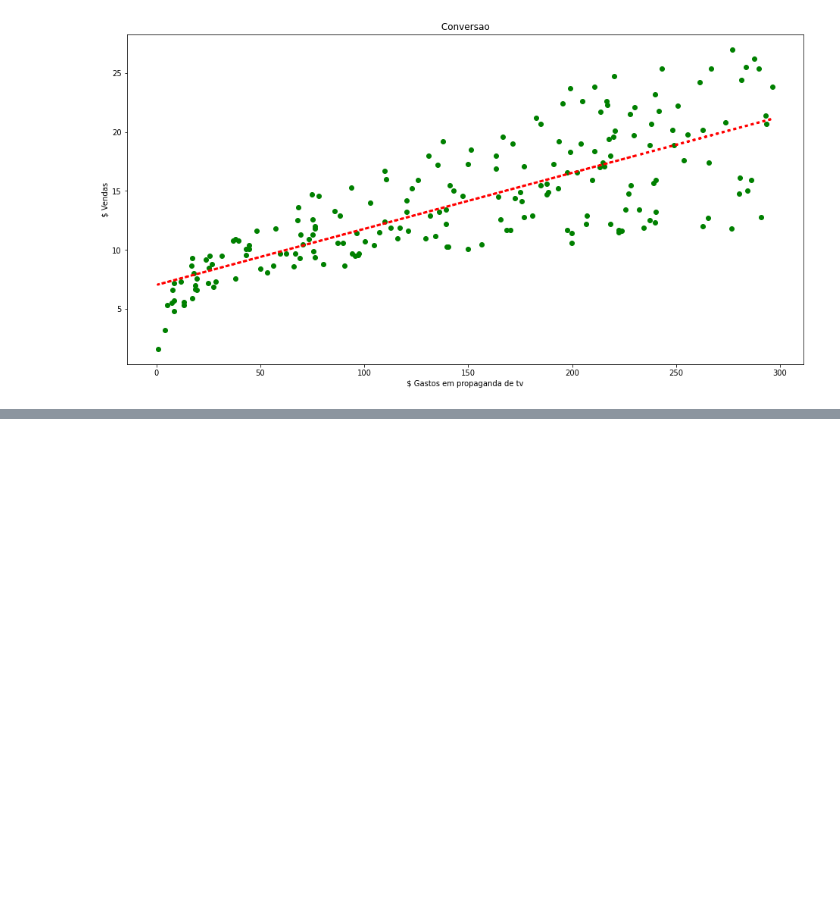
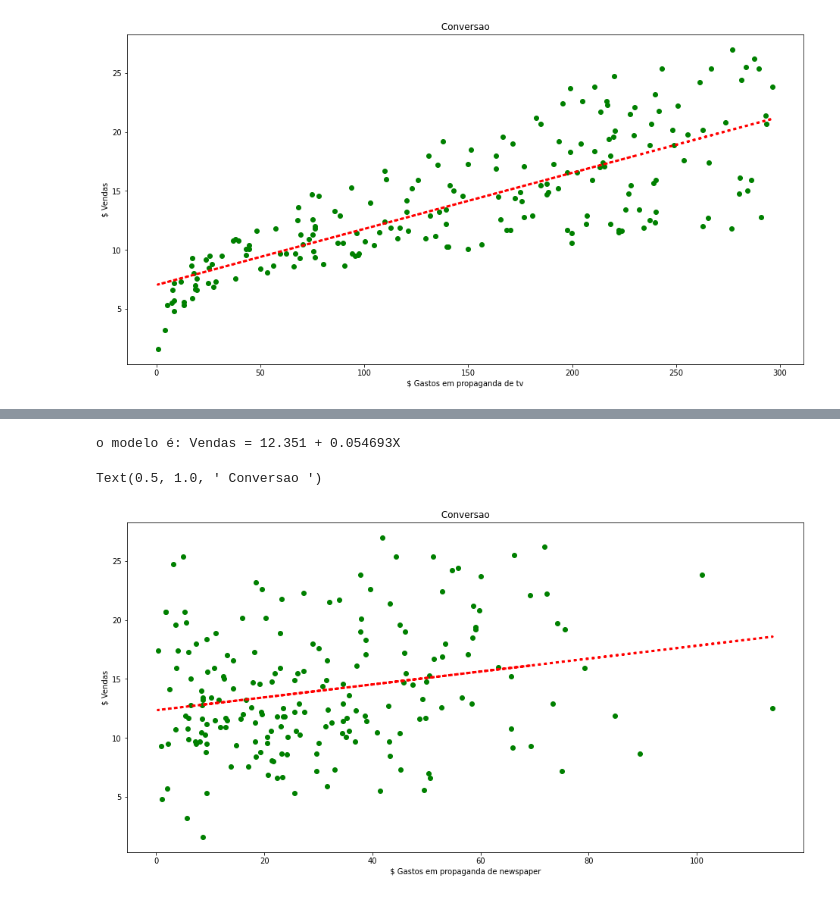
Before and after one commit to crqcastro/undb_datamining, a Jupyter notebook: Aula03_regressaoLinear.ipynb, the cells around one changed output, grey strips where cells are left out. Cells and saved outputs as stored; diff of their text form; code cells hidden in the pictures; blank space fills up the shorter version.

```diff
--- a/Aula03_regressaoLinear.ipynb
+++ b/Aula03_regressaoLinear.ipynb
@@ -99,0 +119,19 @@ Text(0.5, 1.0, ' Conversao ')
+# %%
+xP = nTbl['newspaper'].values.reshape(-1,1)
+yP = nTbl['sales'].values.reshape(-1,1)
+
+regP = LinearRegression()
+regP.fit(xP, yP)
+print("o modelo é: Vendas = {:.5} + {:.5}X".format(regP.intercept_[0], regP.coef_[0][0]))
+P_previsoes = regP.predict(xP)
+
+plt.figure(figsize=(16,8))
+plt.scatter(nTbl['newspaper'], nTbl['sales'], c='green')
+plt.plot(nTbl['newspaper'], P_previsoes, c='red', linewidth=3, linestyle=':')
+plt.xlabel(' $ Gastos em propaganda de newspaper ')
+plt.ylabel(' $ Vendas ')
+plt.title(' Conversao ')
+# %% [output]
+o modelo é: Vendas = 12.351 + 0.054693X
+Text(0.5, 1.0, ' Conversao ')
+[figure, added]
```
Also changed, not shown: parts of 2 cells of this notebook.
